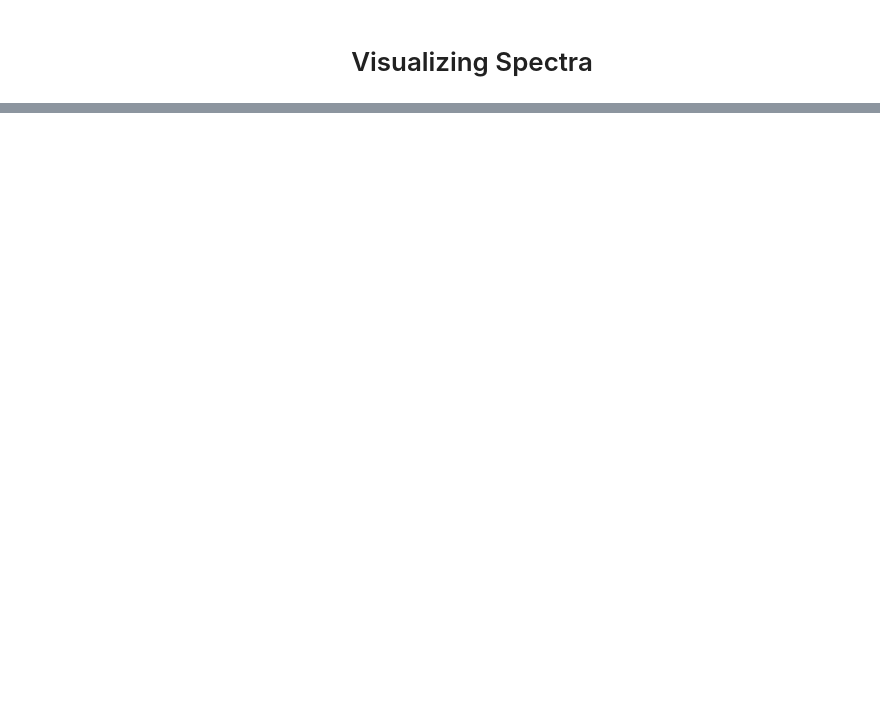
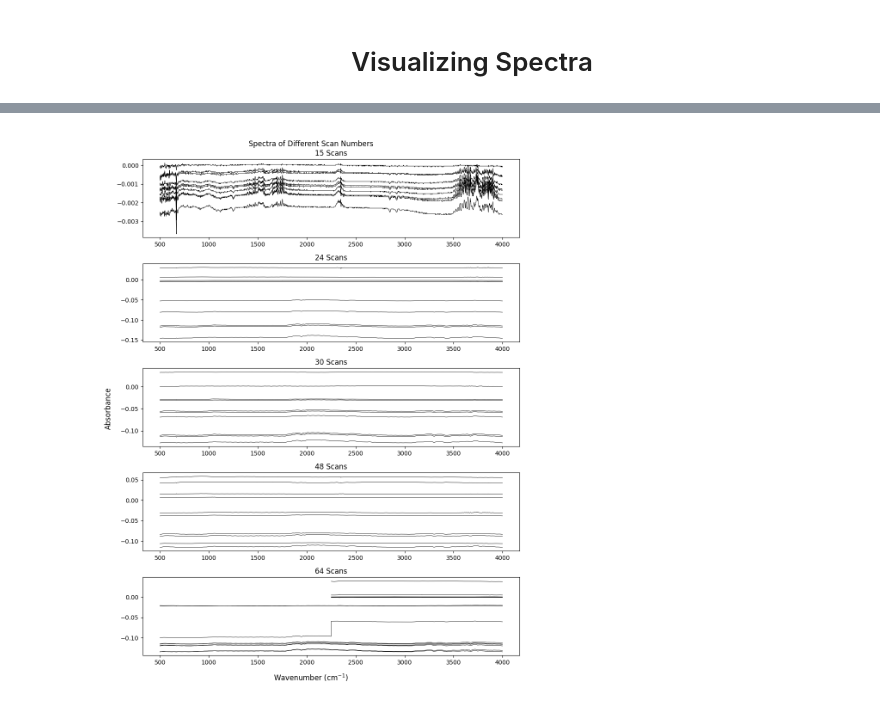
Before and after one commit to akaeii/mango_ftir_optimization, a Jupyter notebook: gas_ftir/optimization_gas.ipynb, the cells around one changed output, grey strips where cells are left out. Saved outputs shown, nothing was run; the diff lists cells and outputs as text; code cells hidden in the pictures; blank space fills up the shorter version.

```diff
--- a/gas_ftir/optimization_gas.ipynb
+++ b/gas_ftir/optimization_gas.ipynb
@@ -45,0 +46,20 @@ all_scans_fig.tight_layout()
+# %%
+abs_all_scans_fig, asf_axes = plt.subplots(5, 1, figsize=(10, 13))
+
+for axis, number, color, df in zip(
+    asf_axes, scan_numbers, colors, scan_number_dataframes
+):
+    for replicate in df.columns:
+        spectrum = df[replicate]
+        abs_spectrum = -(np.log10((spectrum/100)))
+        axis.plot(wavenumber, abs_spectrum, color=color, linewidth=0.6)
+
+    axis.set(title=f"{number} Scans")
+
+abs_all_scans_fig.suptitle("Spectra of Different Scan Numbers")
+abs_all_scans_fig.supxlabel("Wavenumber (cm$^{-1}$)")
+abs_all_scans_fig.supylabel("Absorbance")
+
+abs_all_scans_fig.tight_layout()
+# %% [output]
+[figure, added]
```
Also changed, not shown: parts of 2 cells of this notebook.
